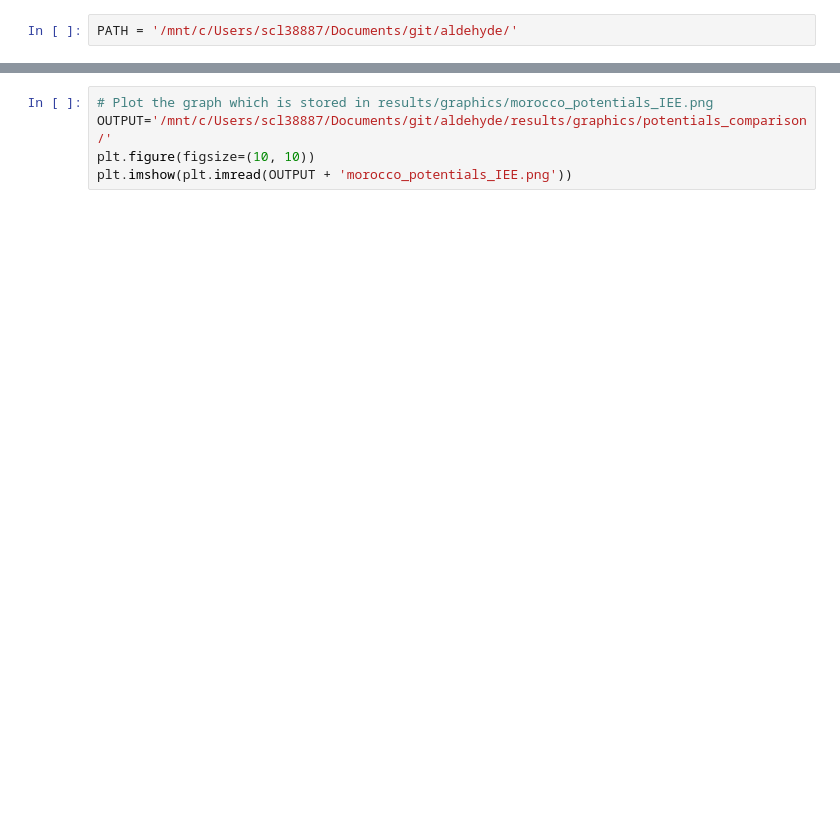
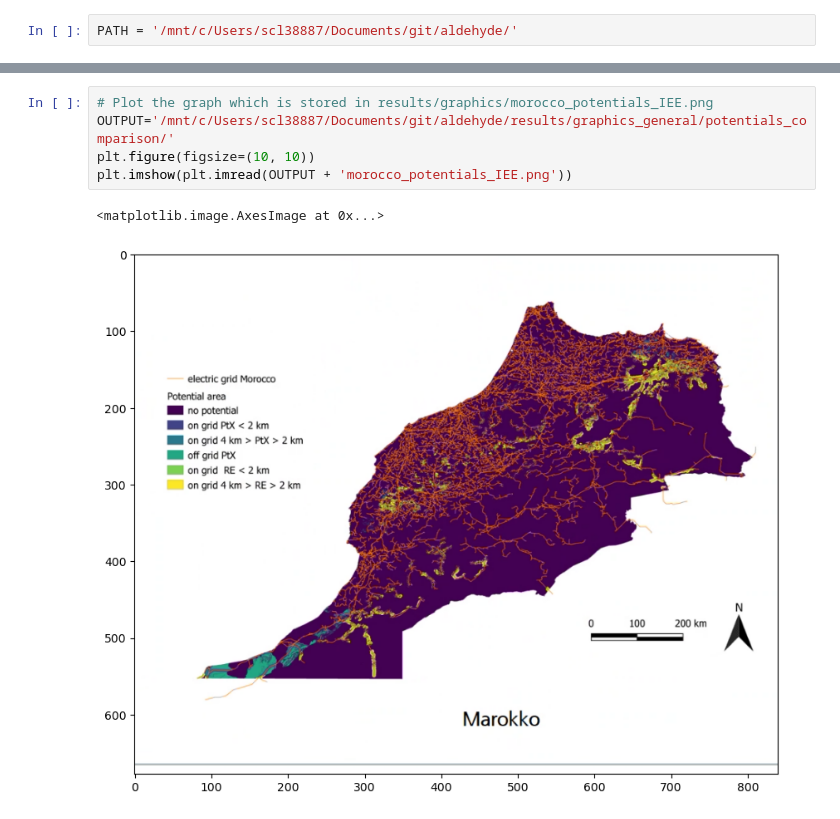
Before and after one commit to energyLS/aldehyde, a Jupyter notebook: workflow/notebooks/potentials_comparison.ipynb, the cells around one changed output, grey strips where cells are left out. Cells and saved outputs as stored; diff of their text form; blank space fills up the shorter version.

```diff
--- a/workflow/notebooks/potentials_comparison.ipynb
+++ b/workflow/notebooks/potentials_comparison.ipynb
@@ -68,5 +115,8 @@ plt.show()
 # %%
 # Plot the graph which is stored in results/graphics/morocco_potentials_IEE.png
-OUTPUT='/mnt/c/Users/scl38887/Documents/git/aldehyde/results/graphics/potentials_comparison/'
+OUTPUT='/mnt/c/Users/scl38887/Documents/git/aldehyde/results/graphics_general/potentials_comparison/'
 plt.figure(figsize=(10, 10))
 plt.imshow(plt.imread(OUTPUT + 'morocco_potentials_IEE.png'))
+# %% [output]
+<matplotlib.image.AxesImage at 0x...>
+[figure, added]
```
Also changed, not shown: parts of 16 cells of this notebook, 3 other files.
